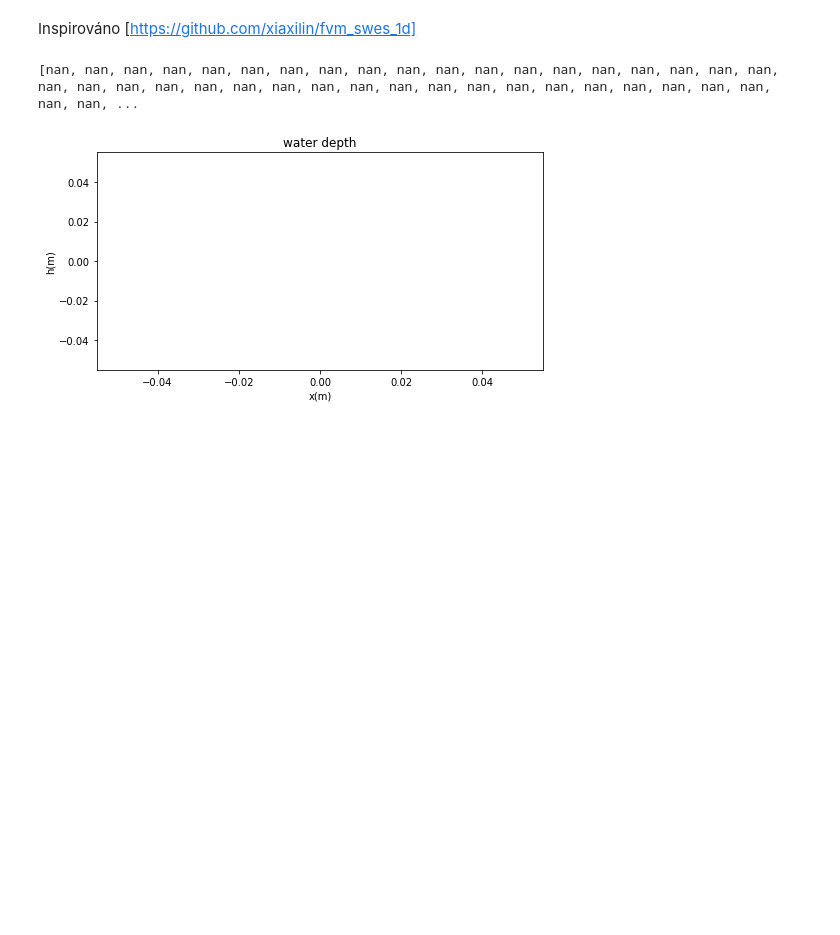
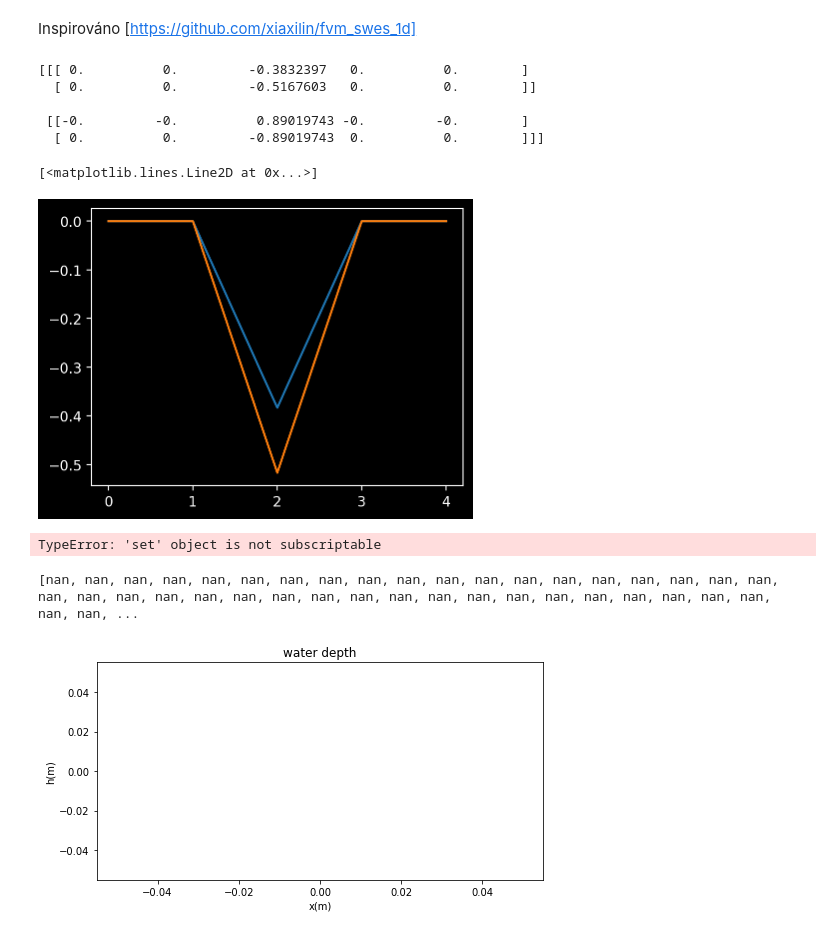
Before and after one commit to honzapulpan/fav-SNM2, a Jupyter notebook: notebooks/xiaxilin-fvm-swes-1d.ipynb, the cells around one changed output. Cells and saved outputs as stored; diff of their text form; code cells hidden in the pictures; blank space fills up the shorter version.

```diff
--- a/notebooks/xiaxilin-fvm-swes-1d.ipynb
+++ b/notebooks/xiaxilin-fvm-swes-1d.ipynb
@@ -17,3 +84,26 @@ class RiemannState:
+# %%
+problem_data = {'grav': 9.81,}
+
+q_l =np.array([[1,1,1,.1,.1],[0,0,0,0,0]])
+q_r =np.array([[1,1,.1,.1,.1],[0,0,0,0,0]])
+wave, s, amdq, apdq = shallow_hll_1D(q_l,q_r,1,1,problem_data)
+# %%
+import matplotlib.pyplot as plt
+print(wave)
+plt.plot(wave[0,0,:])
+plt.plot(wave[0,1,:])
+# %% [output]
+[[[ 0.          0.         -0.3832397   0.          0.        ]
+  [ 0.          0.         -0.5167603   0.          0.        ]]
+
+ [[-0.         -0.          0.89019743 -0.         -0.        ]
+  [ 0.          0.         -0.89019743  0.          0.        ]]]
+[<matplotlib.lines.Line2D at 0x...>]
+[figure, added]
+# %%
+problem_data['grav']
+# %% [output]
+TypeError: 'set' object is not subscriptable
 # %%
 num_eqn = 2
 num_waves = 2
```
Also changed, not shown: parts of 2 cells of this notebook, 1 other file.
